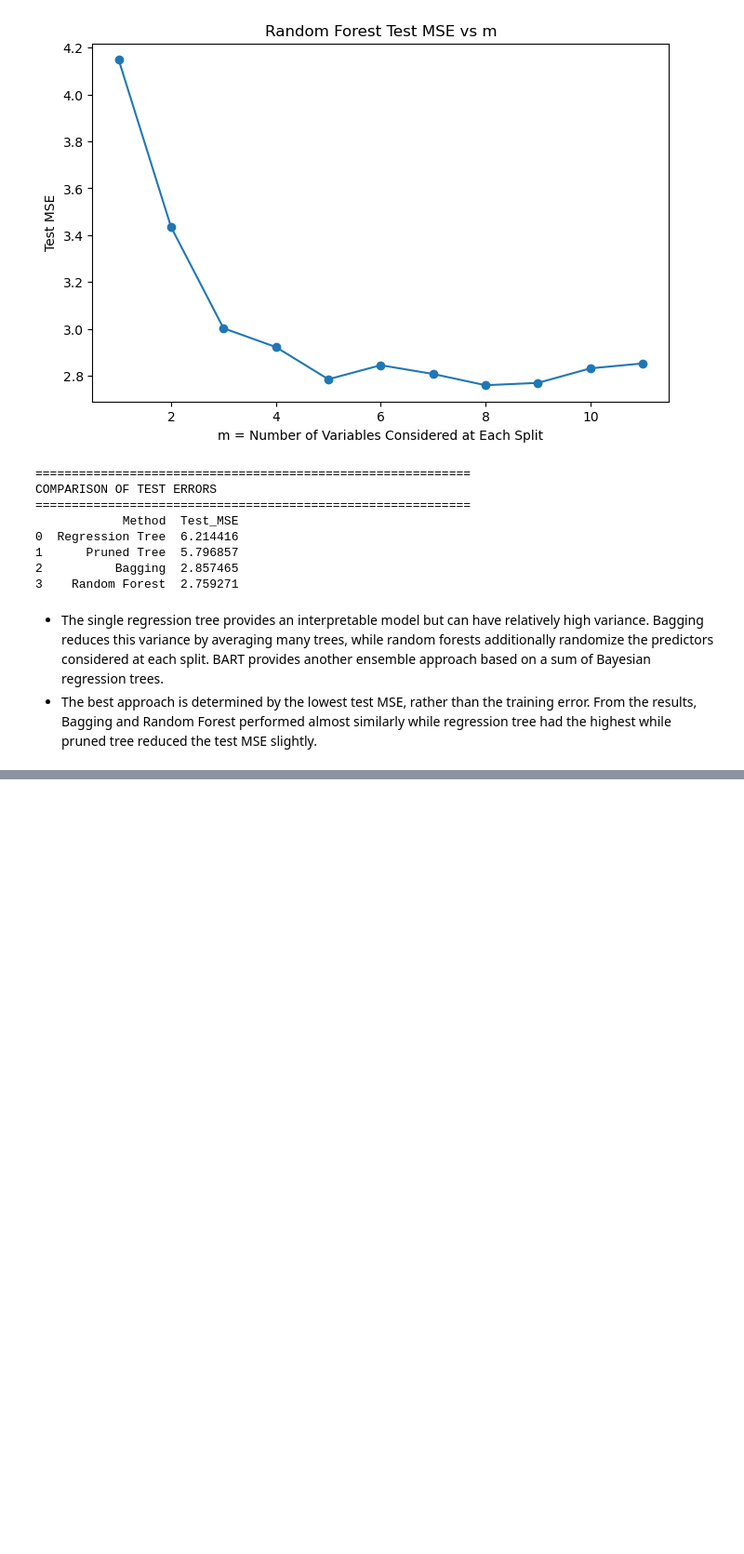
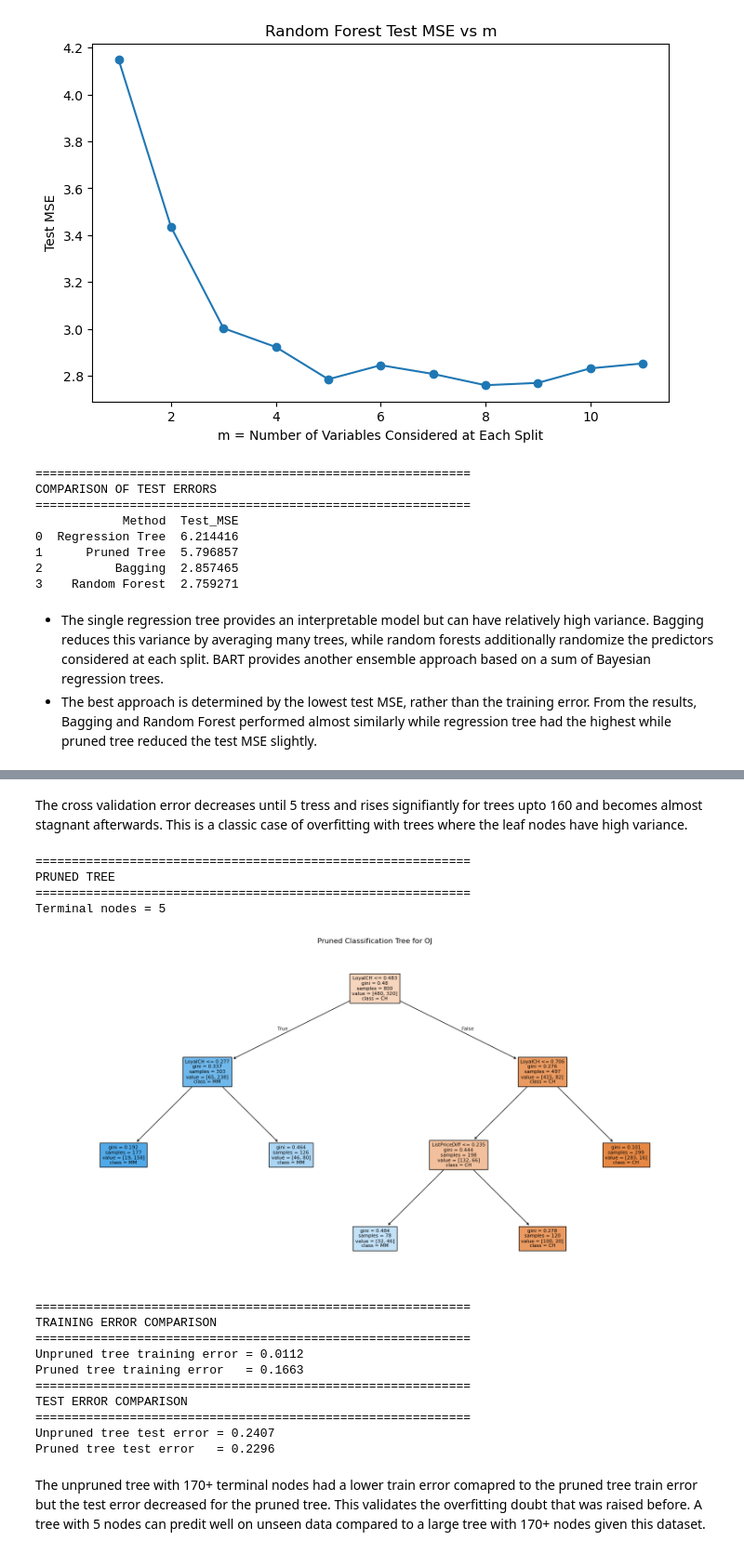
Before and after one commit to sumukha-r/isl-python-solutions, a Jupyter notebook: Chapter08-Tree-Based-Models/Chapter08-Tree-Based-Models.ipynb, the cells around one changed output, grey strips where cells are left out. Shown at 93% size. Drawn from its saved outputs; the diff is of its cells as text; code cells hidden in the pictures; blank space fills up the shorter version.

```diff
--- a/Chapter08-Tree-Based-Models/Chapter08-Tree-Based-Models.ipynb
+++ b/Chapter08-Tree-Based-Models/Chapter08-Tree-Based-Models.ipynb
@@ -296,0 +426,51 @@ COMPARISON OF TEST ERRORS
+# %% [markdown]
+The cross validation error decreases until 5 tress and rises signifiantly for trees upto 160 and becomes almost stagnant afterwards. This is a classic case of overfitting with trees where the leaf nodes have high variance.
+# %%
+pruned_tree = DecisionTreeClassifier(random_state=1, ccp_alpha=best_alpha)
+pruned_tree.fit(X_train, y_train)
+
+pruned_train_pred = pruned_tree.predict(X_train)
+pruned_test_pred = pruned_tree.predict(X_test)
+
+pruned_train_error = 1 - accuracy_score(y_train, pruned_train_pred)
+pruned_test_error = 1 - accuracy_score(y_test, pruned_test_pred)
+
+print("=" * 60)
+print("PRUNED TREE")
+print("=" * 60)
+print(f"Terminal nodes = {pruned_tree.get_n_leaves()}")
+
+plt.figure(figsize=(20, 10))
+plot_tree(pruned_tree, feature_names=X_train.columns, class_names=pruned_tree.classes_.astype(str), filled=True, fontsize=8)
+plt.title("Pruned Classification Tree for OJ")
+plt.show()
+
+print("=" * 60)
+print("TRAINING ERROR COMPARISON")
+print("=" * 60)
+print(f"Unpruned tree training error = {train_error:.4f}")
+print(f"Pruned tree training error   = {pruned_train_error:.4f}")
+
+print("=" * 60)
+print("TEST ERROR COMPARISON")
+print("=" * 60)
+print(f"Unpruned tree test error = {test_error:.4f}")
+print(f"Pruned tree test error   = {pruned_test_error:.4f}")
+# %% [output]
+============================================================
+PRUNED TREE
+============================================================
+Terminal nodes = 5
+[figure, added]
+============================================================
+TRAINING ERROR COMPARISON
+============================================================
+Unpruned tree training error = 0.0112
+Pruned tree training error   = 0.1663
+============================================================
+TEST ERROR COMPARISON
+============================================================
+Unpruned tree test error = 0.2407
+Pruned tree test error   = 0.2296
+# %% [markdown]
+The unpruned tree with 170+ terminal nodes had a lower train error comapred to the pruned tree train error but the test error decreased for the pruned tree. This validates the overfitting doubt that was raised before. A tree with 5 nodes can predit well on unseen data compared to a large tree with 170+ nodes given this dataset.
```
Also changed, not shown: parts of 5 cells of this notebook, 1 other file.
